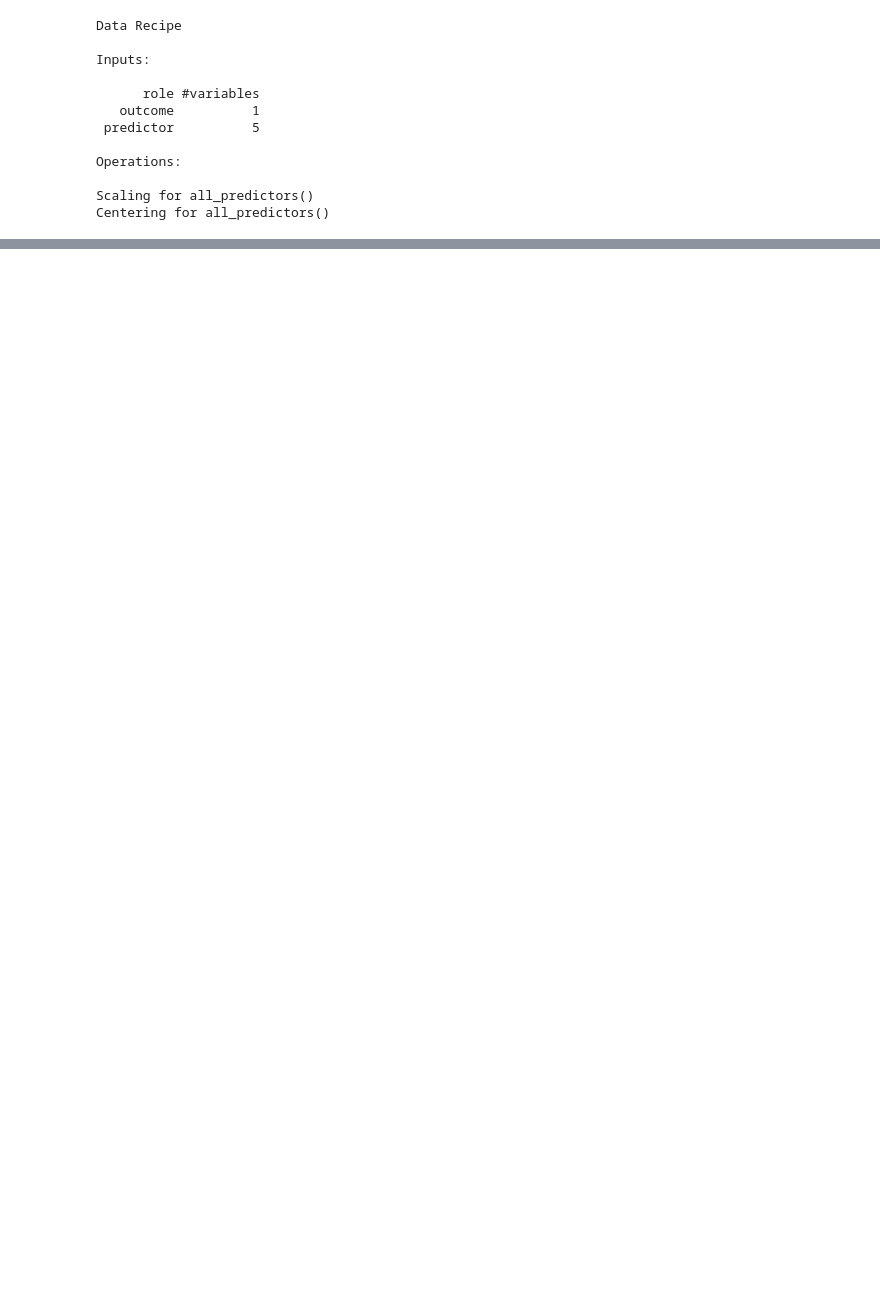
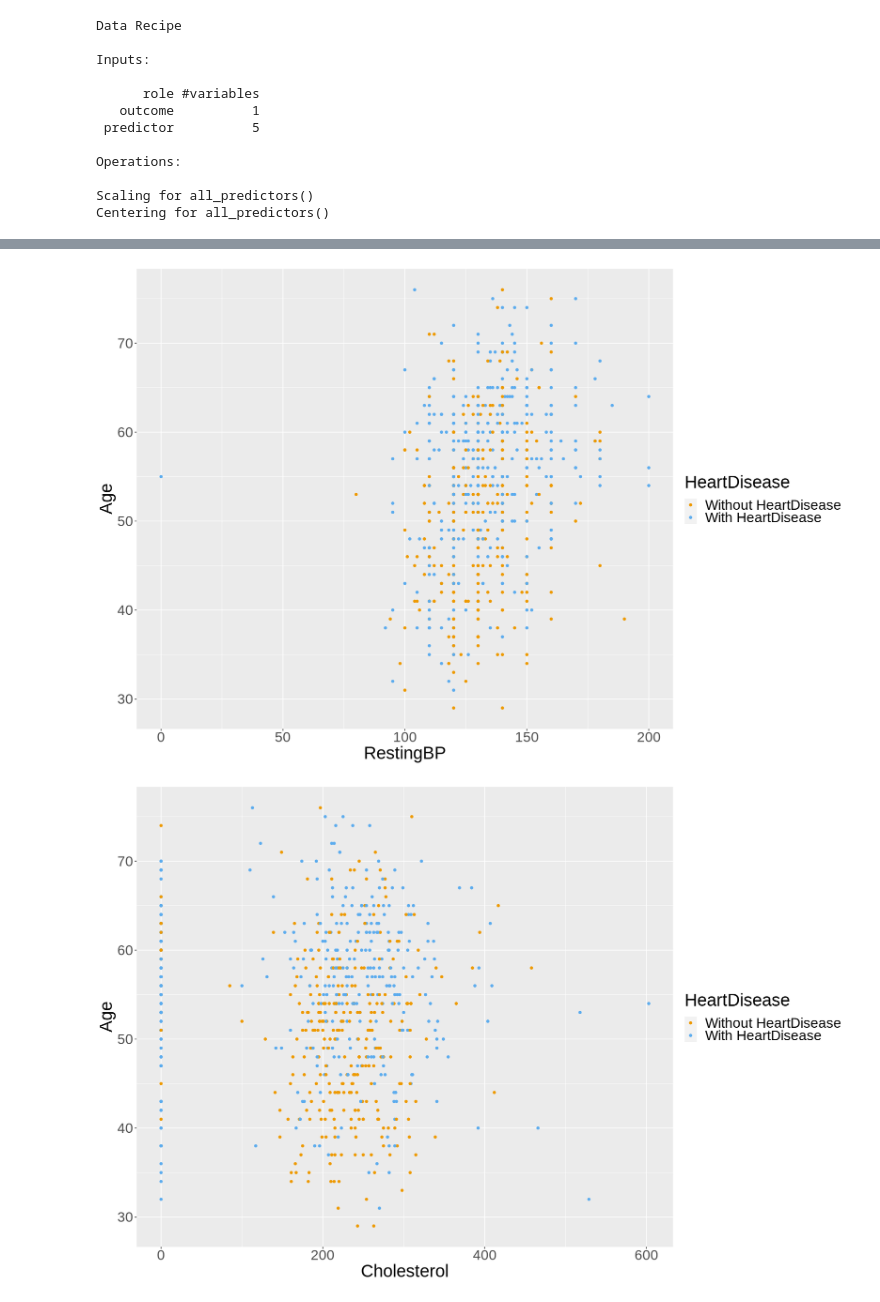
Before and after one commit to Simpson1104/Group-Proposal, a Jupyter notebook: Wrangling_data.ipynb, the cells around one changed output, grey strips where cells are left out. Cells and saved outputs as stored; diff of their text form; code cells hidden in the pictures; blank space fills up the shorter version.

```diff
--- a/Wrangling_data.ipynb
+++ b/Wrangling_data.ipynb
@@ -72,4 +98,4 @@ A tibble: 6 × 6
 # %%
-heart_split <- initial_split(heart_data, prop = 0.75, strata = HeartDisease)
+heart_split <- initial_split(heart_data_selected, prop = 0.75, strata = HeartDisease)
 heart_train <- training(heart_split)
 heart_test <- testing(heart_split)
@@ -93,0 +185,47 @@ Centering for all_predictors()
+# %%
+Age_and_RestingBP <- heart_train %>%
+                     ggplot(aes(x = RestingBP, y = Age, color = HeartDisease)) +
+                     geom_point() +
+                     labs(x = "RestingBP",  y = "Age", color = "HeartDisease") +
+                     scale_color_manual(labels = c("Without HeartDisease", "With HeartDisease"),
+   `                                     values = c("orange2", "steelblue2")) +
+                     theme(text = element_text(size = 25))
+options(repr.plot.width = 15, repr.plot.height = 10)
+
+Age_and_RestingBP
+
+Age_and_Cholesterol <- heart_train %>%
+                       ggplot(aes(x = Cholesterol, y = Age, color = HeartDisease)) +
+                       geom_point() +
+                       labs(x = "Cholesterol",  y = "Age", color = "HeartDisease") +
+                       scale_color_manual(labels = c("Without HeartDisease", "With HeartDisease"),
+                                          values = c("orange2", "steelblue2")) +
+                       theme(text = element_text(size = 25))
+options(repr.plot.width = 15, repr.plot.height = 10)
+
+Age_and_Cholesterol
+
+Age_and_MaxHR <- heart_train %>%
+                 ggplot(aes(x = MaxHR, y = Age, color = HeartDisease)) +
+                 geom_point() +
+                 labs(x = "MaxHR",  y = "Age", color = "HeartDisease") +
+                 scale_color_manual(labels = c("Without HeartDisease", "With HeartDisease"),
+                                    values = c("orange2", "steelblue2")) +
+                 theme(text = element_text(size = 25))
+options(repr.plot.width = 15, repr.plot.height = 10)
+
+Age_and_MaxHR
+
+Age_and_Oldpeak <- heart_train %>%
+                 ggplot(aes(x = Oldpeak, y = Age, color = HeartDisease)) +
+                 geom_point() +
+                 labs(x = "Oldpeak",  y = "Age", color = "HeartDisease") +
+                 scale_color_manual(labels = c("Without HeartDisease", "With HeartDisease"),
+                                    values = c("orange2", "steelblue2")) +
+                 theme(text = element_text(size = 25))
+options(repr.plot.width = 15, repr.plot.height = 10)
+
+Age_and_Oldpeak
+# %% [output]
+[figure, added]
+[figure, added]
```
Also changed, not shown: parts of 10 cells of this notebook.
